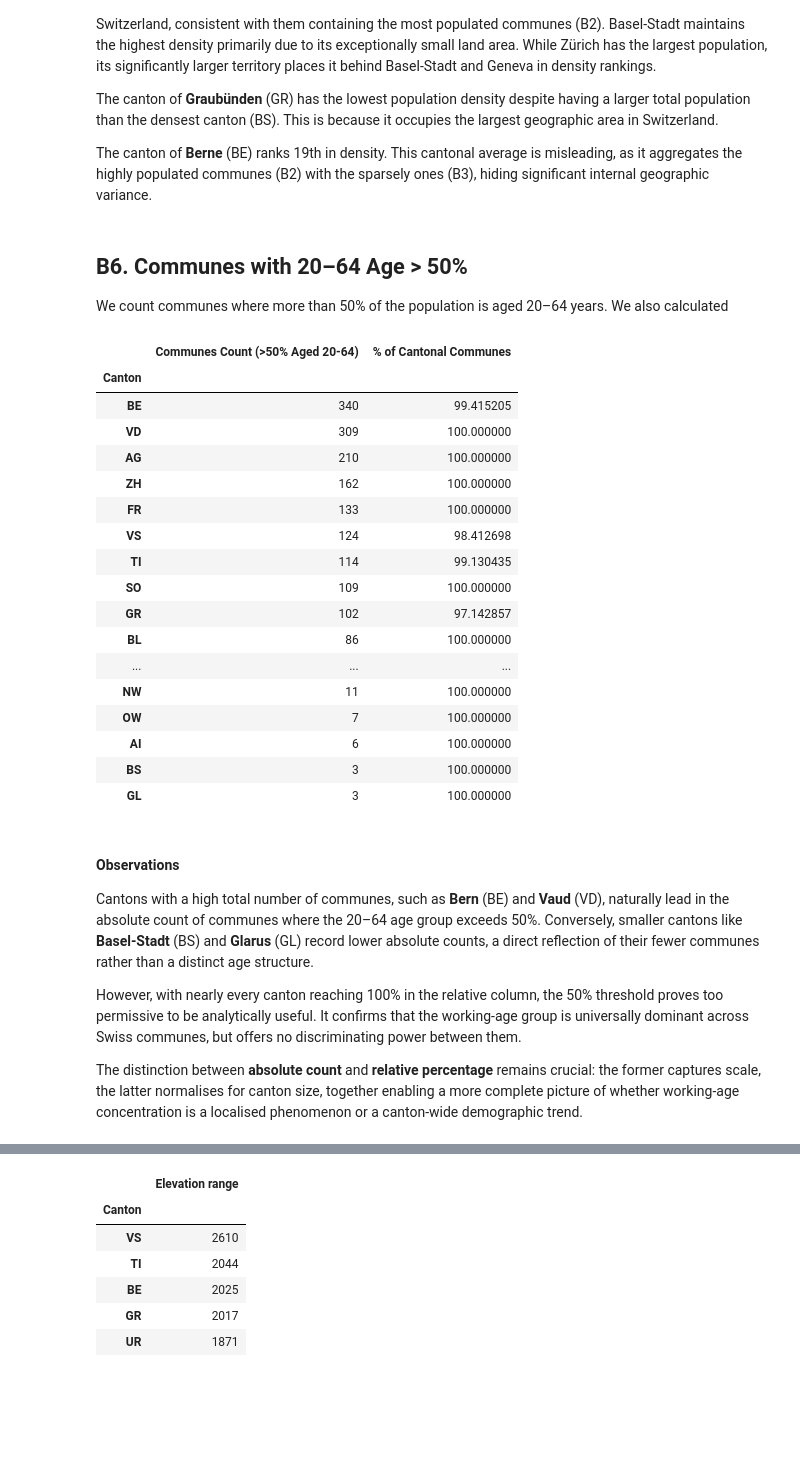
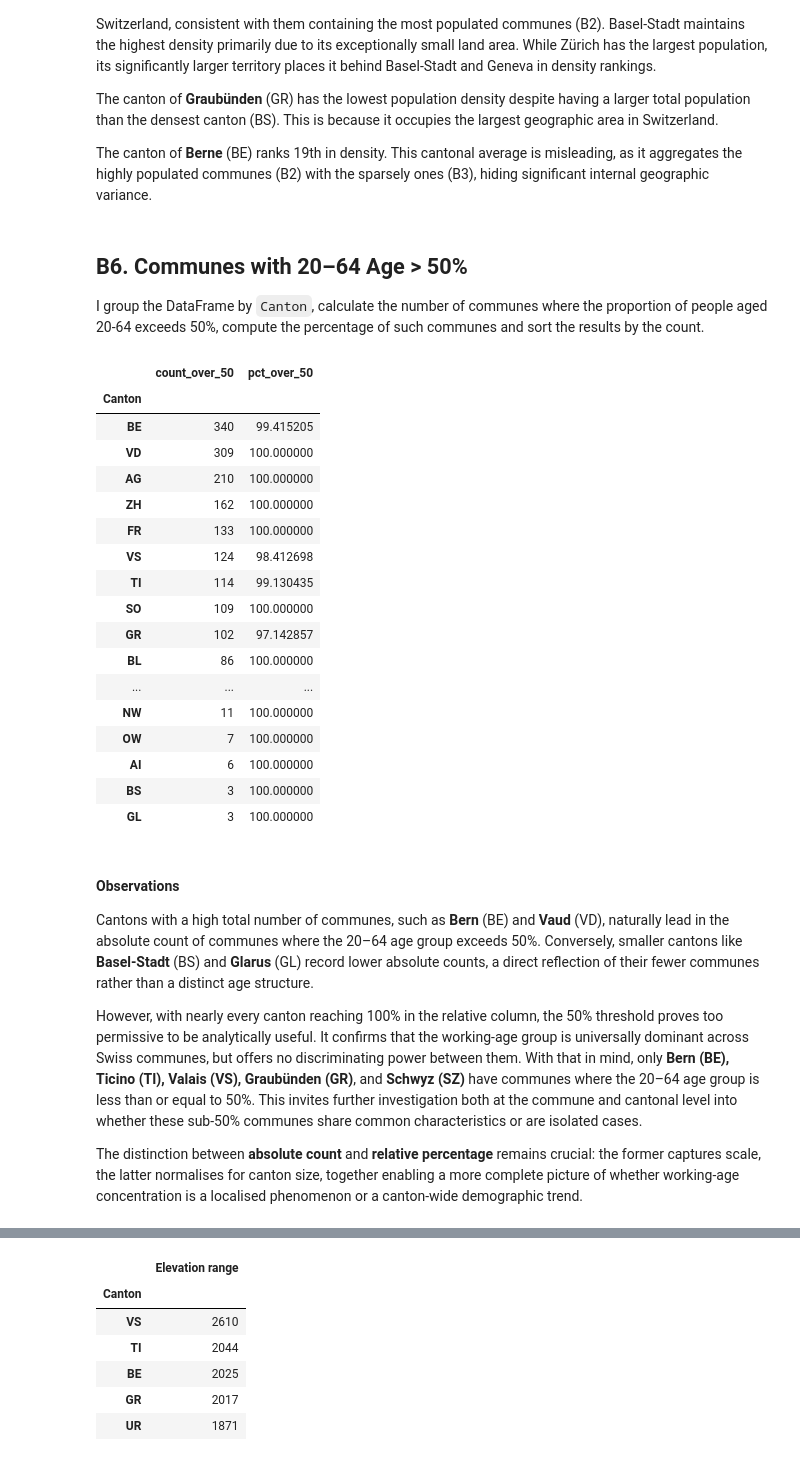
Before and after one commit to mamefatylo/EPFL_swiss_communes_project, a Jupyter notebook: communes_solution.ipynb, the cells around one changed output, grey strips where cells are left out. Drawn from its saved outputs; the diff is of its cells as text; code cells hidden in the pictures; blank space fills up the shorter version.

```diff
--- a/communes_solution.ipynb
+++ b/communes_solution.ipynb
@@ -732,23 +732,24 @@ The canton of **Graubünden** (GR) has the lowest population density despite hav
 The canton of **Berne** (BE) ranks 19th in density. This cantonal average is misleading, as it aggregates the highly populated communes (B2) with the sparsely ones (B3), hiding significant internal geographic variance.
 # %% [markdown]
 ## B6. Communes with 20–64 Age > 50%
-We count communes where more than 50% of the population is aged 20–64 years. We also calculated
+
+I group the DataFrame by `Canton`, calculate the number of communes where the proportion of people aged 20-64 exceeds 50%, compute the percentage of such communes and sort the results by the count.
 # %%
-# Group by Canton and isolate the 20-64 years column
+# Group by 'Canton' and aggregate the '20-64 years' column
 communes_20_64 = (
     df.groupby('Canton')['20-64 years']
-      .agg(**{
+      .agg(
           # Count communes where 20-64 age group exceeds 50% (True=1, False=0)
-          'Communes Count (>50% Aged 20-64)': lambda x: (x > 50).sum(),
+          count_over_50=lambda x: (x > 50).sum(),
           # Proportion of communes meeting the criteria, converted to percentage
-          '% of Cantonal Communes': lambda x: (x > 50).mean() * 100
-      })
-      # Sort by absolute count for ranking
-      .sort_values(by='Communes Count (>50% Aged 20-64)', ascending=False)
+          pct_over_50=lambda x: (x > 50).mean() * 100
+      )
+      # Sort in descending order
+      .sort_values(by='count_over_50', ascending=False)
 )
 display(communes_20_64)
 # %% [output]
-|  | Communes Count (>50% Aged 20-64) | % of Cantonal Communes |
+|  | count_over_50 | pct_over_50 |
 | Canton |  |  |
 | BE | 340 | 99.415205 |
 | VD | 309 | 100.000000 |
@@ -771,7 +772,7 @@ display(communes_20_64)
 
 Cantons with a high total number of communes, such as **Bern** (BE) and **Vaud** (VD), naturally lead in the absolute count of communes where the 20–64 age group exceeds 50%. Conversely, smaller cantons like **Basel-Stadt** (BS) and **Glarus** (GL) record lower absolute counts, a direct reflection of their fewer communes rather than a distinct age structure.
 
-However, with nearly every canton reaching 100% in the relative column, the 50% threshold proves too permissive to be analytically useful. It confirms that the working-age group is universally dominant across Swiss communes, but offers no discriminating power between them.
+However, with nearly every canton reaching 100% in the relative column, the 50% threshold proves too permissive to be analytically useful. It confirms that the working-age group is universally dominant across Swiss communes, but offers no discriminating power between them. With that in mind, only **Bern (BE), Ticino (TI), Valais (VS), Graubünden (GR)**, and **Schwyz (SZ)** have communes where the 20–64 age group is less than or equal to 50%. This invites further investigation both at the commune and cantonal level into whether these sub-50% communes share common characteristics or are isolated cases.
 
 The distinction between **absolute count** and **relative percentage** remains crucial: the former captures scale, the latter normalises for canton size, together enabling a more complete picture of whether working-age concentration is a localised phenomenon or a canton-wide demographic trend.
 # %% [markdown]
```
Also changed, not shown: parts of 11 cells of this notebook.
